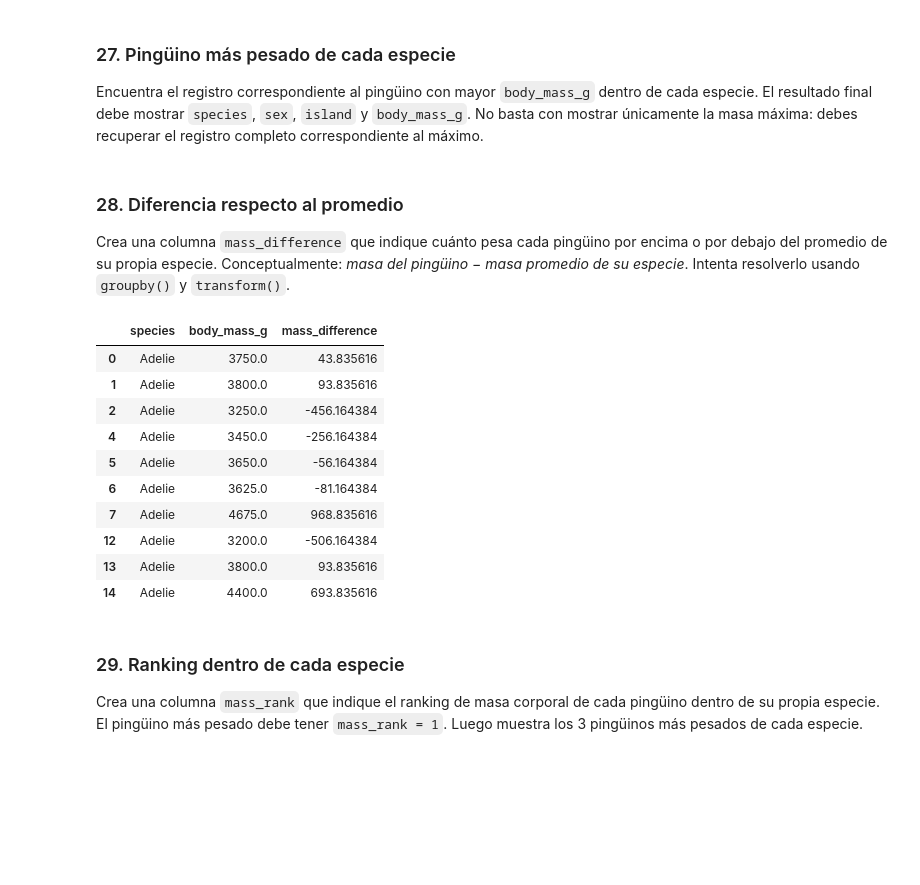
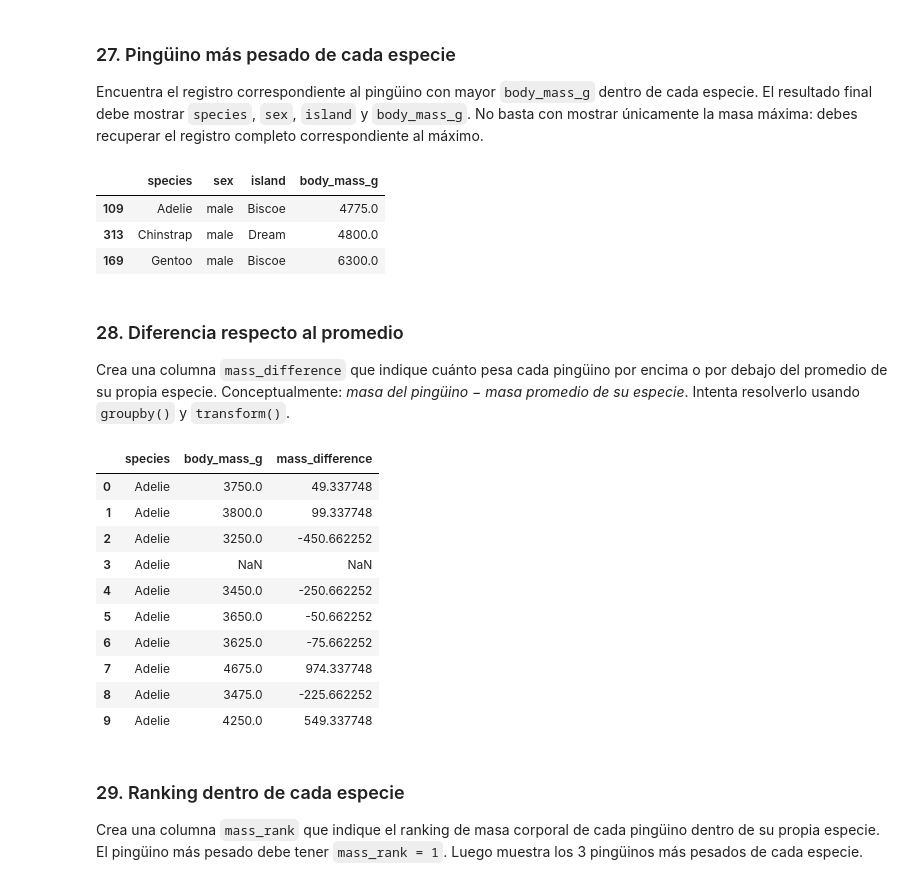
Before and after one commit to JSixma/dataengineer-g1, a Jupyter notebook: fundamentos_pandas/notebooks/09_practica_penguins.ipynb, the cells around one changed output. Saved outputs shown, nothing was run; the diff lists cells and outputs as text; code cells hidden in the pictures; blank space fills up the shorter version.

```diff
--- a/fundamentos_pandas/notebooks/09_practica_penguins.ipynb
+++ b/fundamentos_pandas/notebooks/09_practica_penguins.ipynb
@@ -511,26 +509,38 @@ Encuentra el registro correspondiente al pingüino con mayor `body_mass_g` dentr
+# %%
+# Obtenemos el índice de la fila con mayor masa por especie
+idx = df.groupby("species")["body_mass_g"].idxmax()
+
+# Usamos esos índices para recuperar las filas completas
+mas_pesado_por_especie = df.loc[idx, ["species", "sex", "island", "body_mass_g"]]
+mas_pesado_por_especie
+# %% [output]
+|  | species | sex | island | body_mass_g |
+| 109 | Adelie | male | Biscoe | 4775.0 |
+| 313 | Chinstrap | male | Dream | 4800.0 |
+| 169 | Gentoo | male | Biscoe | 6300.0 |
 # %% [markdown]
 ### 28. Diferencia respecto al promedio
 
 Crea una columna `mass_difference` que indique cuánto pesa cada pingüino por encima o por debajo del promedio de su propia especie. Conceptualmente: *masa del pingüino − masa promedio de su especie*. Intenta resolverlo usando `groupby()` y `transform()`.
 # %%
 # Escribe tu solución aquí
-df_clean["mass_difference"] = (
-    df_clean["body_mass_g"]
-    - df_clean.groupby("species")["body_mass_g"].transform("mean")
+df["mass_difference"] = (
+    df["body_mass_g"]
+    - df.groupby("species")["body_mass_g"].transform("mean")
 )
-df_clean[["species", "body_mass_g", "mass_difference"]].head(10)
+df[["species", "body_mass_g", "mass_difference"]].head(10)
 # %% [output]
 |  | species | body_mass_g | mass_difference |
-| 0 | Adelie | 3750.0 | 43.835616 |
-| 1 | Adelie | 3800.0 | 93.835616 |
-| 2 | Adelie | 3250.0 | -456.164384 |
-| 4 | Adelie | 3450.0 | -256.164384 |
-| 5 | Adelie | 3650.0 | -56.164384 |
-| 6 | Adelie | 3625.0 | -81.164384 |
-| 7 | Adelie | 4675.0 | 968.835616 |
-| 12 | Adelie | 3200.0 | -506.164384 |
-| 13 | Adelie | 3800.0 | 93.835616 |
-| 14 | Adelie | 4400.0 | 693.835616 |
+| 0 | Adelie | 3750.0 | 49.337748 |
+| 1 | Adelie | 3800.0 | 99.337748 |
+| 2 | Adelie | 3250.0 | -450.662252 |
+| 3 | Adelie | NaN | NaN |
+| 4 | Adelie | 3450.0 | -250.662252 |
+| 5 | Adelie | 3650.0 | -50.662252 |
+| 6 | Adelie | 3625.0 | -75.662252 |
+| 7 | Adelie | 4675.0 | 974.337748 |
+| 8 | Adelie | 3475.0 | -225.662252 |
+| 9 | Adelie | 4250.0 | 549.337748 |
 # %% [markdown]
 ### 29. Ranking dentro de cada especie
 
```
Also changed, not shown: parts of 4 cells of this notebook.
